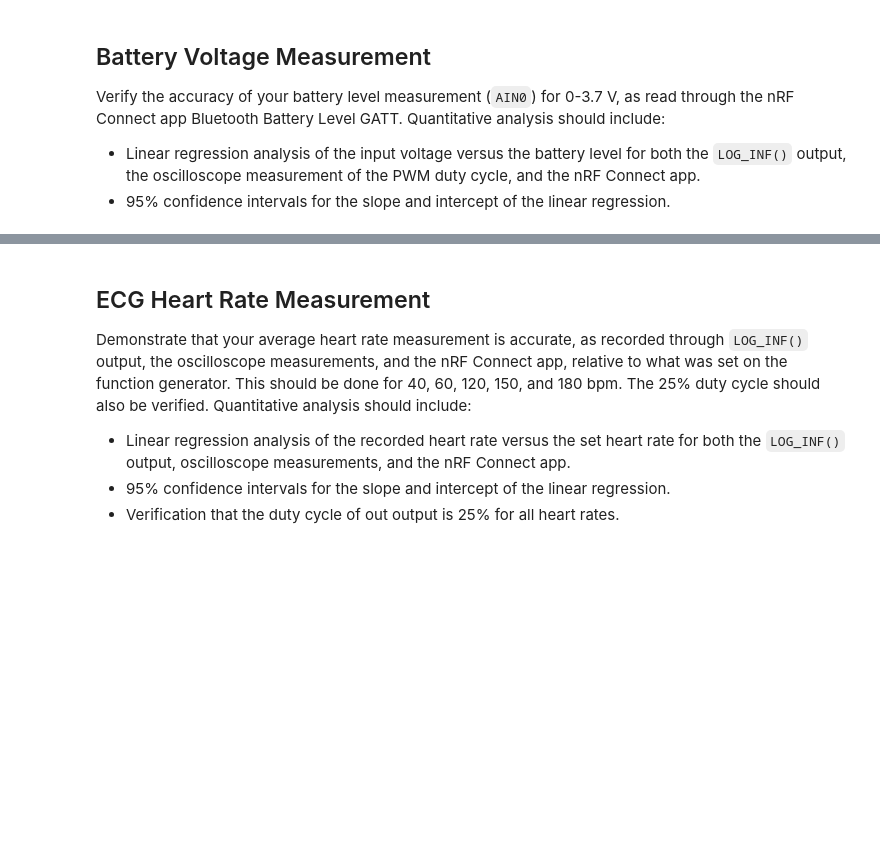
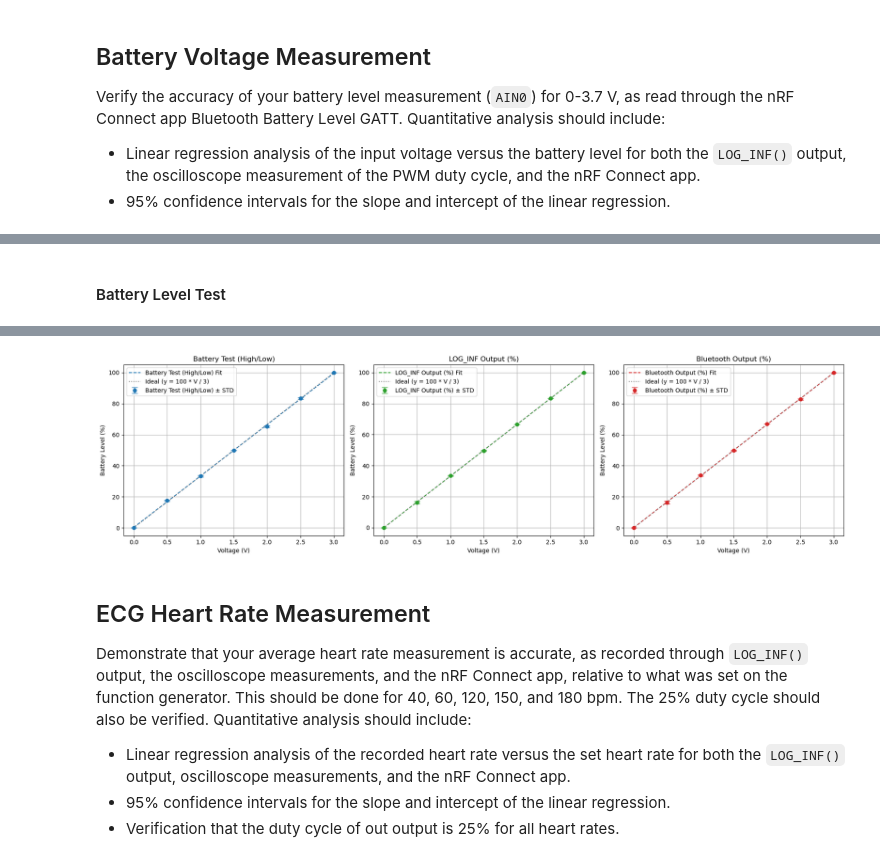
Before and after one commit to ArshSingh02/ecg-temp-ble-project, a Jupyter notebook: testing/technical_report.ipynb, the cells around one changed output, grey strips where cells are left out. Saved outputs shown, nothing was run; the diff lists cells and outputs as text; code cells hidden in the pictures; blank space fills up the shorter version.

```diff
--- a/testing/technical_report.ipynb
+++ b/testing/technical_report.ipynb
@@ -58 +72,70 @@ Intercept: 3.9286
 R² (vs Ideal): 0.9997
+# %% [markdown]
+#### Battery Level Test
+# %%
+import numpy as np
+import pandas as pd
+import matplotlib.pyplot as plt
+import statsmodels.api as sm
+
+file1_path = "battery_test.xlsx"
+df1 = pd.read_excel(file1_path, header=1, usecols="A:F,K")
+df1.columns = ['Voltage', 'High T1', 'High T2', 'High T3', 'High T4', 'High T5', 'Low T5']
+df1_low = pd.read_excel(file1_path, header=1, usecols="G:J")
+df1_low.columns = ['Low T1', 'Low T2', 'Low T3', 'Low T4']
+for i in range(1, 5):
+    df1[f'Low T{i}'] = df1_low[f'Low T{i}']
+high_trials = [f'High T{i}' for i in range(1, 6)]
+low_trials  = [f'Low T{i}' for i in range(1, 6)]
+for i in range(5):
+    df1[f'Battery T{i+1}'] = 100 * df1[high_trials[i]] / (df1[high_trials[i]] + df1[low_trials[i]])
+df1['Battery Mean'] = df1[[f'Battery T{i+1}' for i in range(5)]].mean(axis=1)
+df1['Battery Std']  = df1[[f'Battery T{i+1}' for i in range(5)]].std(axis=1)
+
+file2_path = "battery_level_test.xlsx"
+df2 = pd.read_excel(file2_path, header=2, usecols="A:L")
+
+df2.drop(df2.columns[6], axis=1, inplace=True)
+
+df2.columns = ['Voltage'] + [f'LOG_INF T{i}' for i in range(1, 6)] + [f'BT T{i}' for i in range(1, 6)]
+
+df2['LOG_INF Mean'] = df2[[f'LOG_INF T{i}' for i in range(1, 6)]].mean(axis=1)
+df2['LOG_INF Std']  = df2[[f'LOG_INF T{i}' for i in range(1, 6)]].std(axis=1)
+df2['BT Mean']      = df2[[f'BT T{i}' for i in range(1, 6)]].mean(axis=1)
+df2['BT Std']       = df2[[f'BT T{i}' for i in range(1, 6)]].std(axis=1)
+
+def plot_and_regress(ax, x, y, yerr, label, color):
+    ax.errorbar(x, y, yerr=yerr, fmt='o', capsize=5, label=f'{label} ± STD', color=color)
+    X = sm.add_constant(x)
+    model = sm.OLS(y, X).fit()
+    ax.plot(x, model.predict(X), '--', label=f'{label} Fit', color=color)
+
+    ideal = (x / 3.0) * 100
+    ax.plot(x, ideal, ':', label='Ideal (y = 100 * V / 3)', color='gray')
+
+    ax.set_xlabel("Voltage (V)")
+    ax.set_ylabel("Battery Level (%)")
+    ax.set_title(label)
+    ax.grid(True)
+    ax.legend()
+
+    intercept, slope = model.params
+    conf_int = model.conf_int(alpha=0.05)
+    r_squared = np.corrcoef(y, ideal)[0, 1] ** 2
+    print(f"\n--- {label} Linear Regression ---")
+    print(f"Slope:     {slope:.4f}")
+    print(f"Intercept: {intercept:.4f}")
+    print(f"95% CI for Slope:     {conf_int.loc['Voltage'].values}")
+    print(f"95% CI for Intercept: {conf_int.loc['const'].values}")
+    print(f"R² (vs Ideal): {r_squared:.4f}")
+
+
+fig, axs = plt.subplots(1, 3, figsize=(18, 5))
+
+plot_and_regress(axs[0], df1['Voltage'], df1['Battery Mean'], df1['Battery Std'], label="Battery Test (High/Low)", color='tab:blue')
+plot_and_regress(axs[1], df2['Voltage'], df2['LOG_INF Mean'], df2['LOG_INF Std'], label="LOG_INF Output (%)", color='tab:green')
+plot_and_regress(axs[2], df2['Voltage'], df2['BT Mean'], df2['BT Std'], label="Bluetooth Output (%)", color='tab:red')
+
+plt.tight_layout()
+plt.show()
+# %% [output]
@@ -59,3 +162,4 @@ R² (vs Ideal): 0.9997
+[figure, added]
 # %% [markdown]
 ## ECG Heart Rate Measurement
 Demonstrate that your average heart rate measurement is accurate, as recorded through `LOG_INF()` output, the oscilloscope measurements, and the nRF Connect app, relative to what was set on the function generator.  This should be done for 40, 60, 120, 150, and 180 bpm.  The 25% duty cycle should also be verified. Quantitative analysis should include:
```
Also changed, not shown: parts of 4 cells of this notebook, 5 other files.
